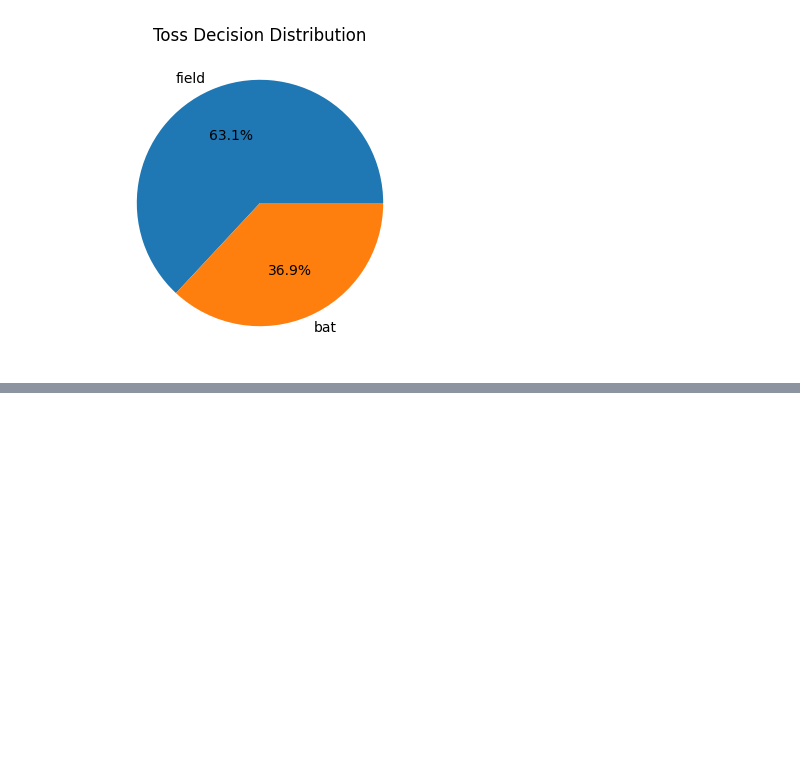
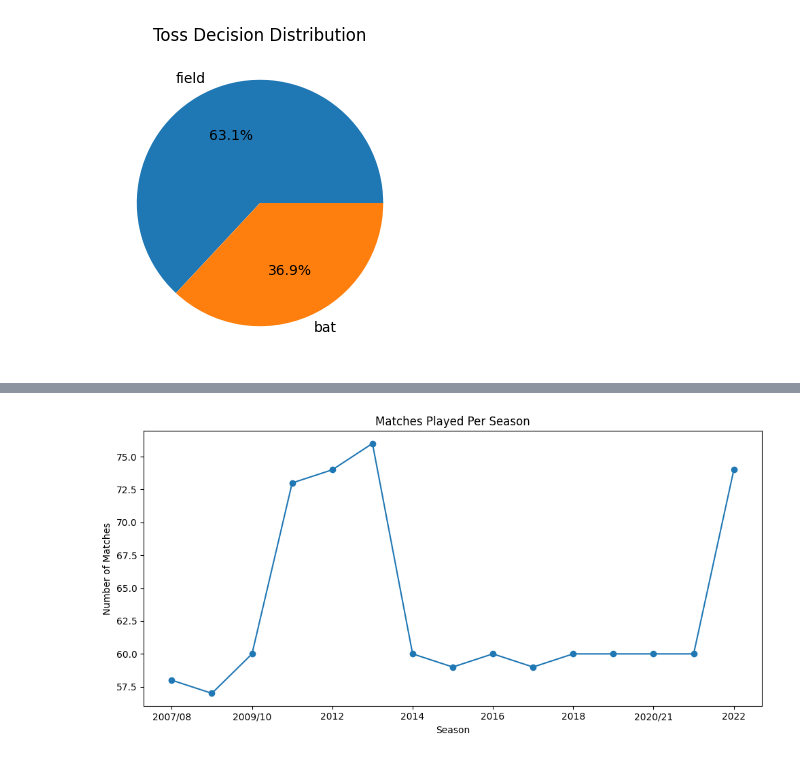
Before and after one commit to ishu-2608/IPL-Analysis, a Jupyter notebook: IPL.ipynb, the cells around one changed output, grey strips where cells are left out. Saved outputs shown, nothing was run; the diff lists cells and outputs as text; code cells hidden in the pictures; blank space fills up the shorter version.

```diff
--- a/IPL.ipynb
+++ b/IPL.ipynb
@@ -260,0 +291,15 @@ plt.show()
+# %%
+season_matches = df['season'].value_counts().sort_index()
+
+plt.figure(figsize=(10,5))
+season_matches.plot(kind='line', marker='o')
+
+plt.title('Matches Played Per Season')
+plt.xlabel('Season')
+plt.ylabel('Number of Matches')
+
+plt.tight_layout()
+plt.savefig('matches_per_season.png')
+plt.show()
+# %% [output]
+[figure, added]
```
Also changed, not shown: parts of 2 cells of this notebook, 3 other files.
